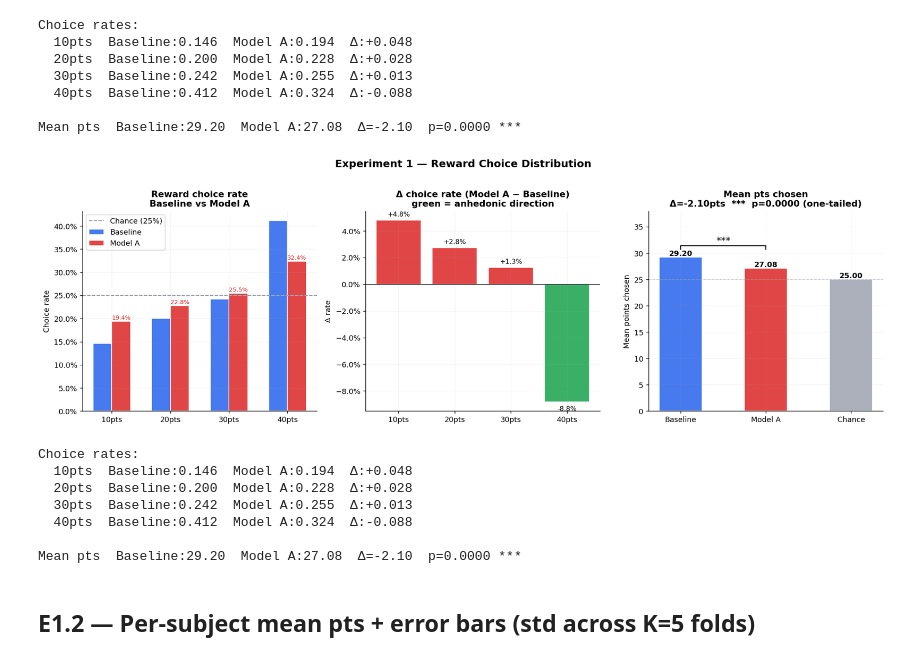
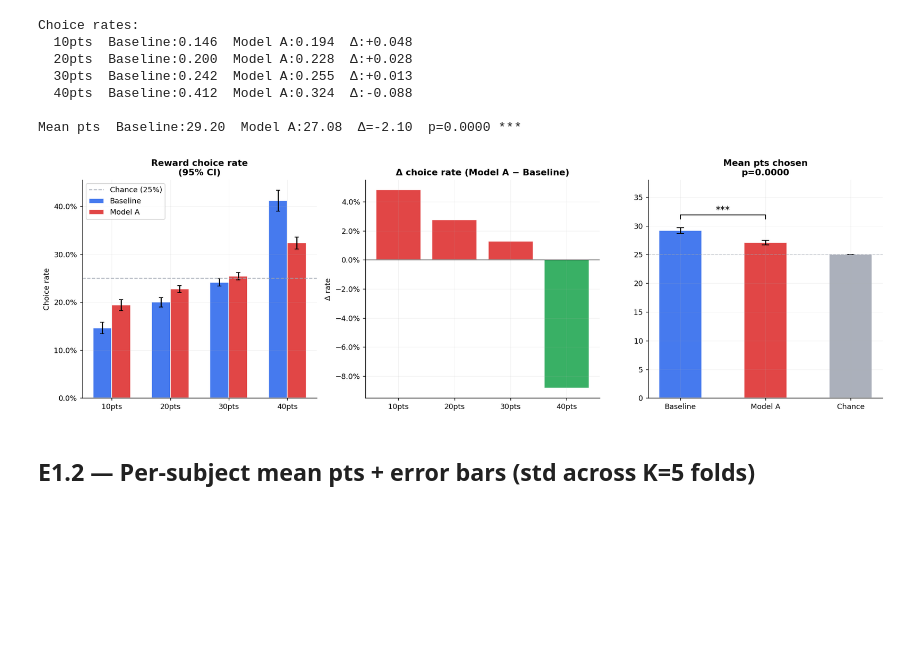
Before and after one commit to Precioux/Anhedonic-AI, a Jupyter notebook: Experiment1/eval4/analyze_combined (5).ipynb, the cells around one changed output. Cells and saved outputs as stored; diff of their text form; code cells hidden in the pictures; blank space fills up the shorter version.

```diff
--- a/Experiment1/eval4/analyze_combined (5).ipynb
+++ b/Experiment1/eval4/analyze_combined (5).ipynb
@@ -240,80 +240,65 @@ Choice rates:
 
 Mean pts  Baseline:29.20  Model A:27.08  Δ=-2.10  p=0.0000 ***
 # %%
-vb  = e1_raw[e1_raw['tier']=='baseline']['chosen_reward'].dropna()
-va  = e1_raw[e1_raw['tier']=='model_A']['chosen_reward'].dropna()
-db  = {r: (vb==r).mean() for r in REWARD_LEVELS}
-da  = {r: (va==r).mean() for r in REWARD_LEVELS}
-dlt = {r: da[r]-db[r]    for r in REWARD_LEVELS}
+# 1. First, calculate the 95% CI for each reward level choice rate
+def get_choice_rate_ci(df, levels):
+    cis = []
+    for r in levels:
+        # Calculate mean choice rate per subject for this specific reward level
+        subj_rates = df.groupby('subject')['chosen_reward'].apply(lambda x: (x == r).mean())
+        # 95% CI = 1.96 * SEM
+        ci = 1.96 * subj_rates.std() / np.sqrt(len(subj_rates))
+        cis.append(ci)
+    return cis
+
+ci_rates_b = get_choice_rate_ci(e1_raw[e1_raw['tier']=='baseline'], REWARD_LEVELS)
+ci_rates_a = get_choice_rate_ci(e1_raw[e1_raw['tier']=='model_A'], REWARD_LEVELS)
+
+# 2. Calculate 95% CI for the Mean Points panel
+ci_mean_b = 1.96 * e1b['mean_pts_mean'].std() / np.sqrt(57)
+ci_mean_a = 1.96 * e1a['mean_pts_mean'].std() / np.sqrt(57)
 
 x, w = np.arange(4), 0.32
 fig, axes = plt.subplots(1, 3, figsize=(16, 5))
 
-# ── Grouped bars ───────────────────────────────────────────────────────────
+# --- Panel 1: Choice Rates (WITH ERROR BARS) ---
 ax = axes[0]
 ax.bar(x-w/2, [db[r] for r in REWARD_LEVELS], w, color=BL, alpha=0.85,
-       label='Baseline', edgecolor='white')
+       label='Baseline', edgecolor='white', yerr=ci_rates_b, capsize=3)
 ax.bar(x+w/2, [da[r] for r in REWARD_LEVELS], w, color=MA, alpha=0.85,
-       label='Model A',  edgecolor='white')
+       label='Model A',  edgecolor='white', yerr=ci_rates_a, capsize=3)
 ax.axhline(0.25, color=CH, lw=1.2, ls='--', label='Chance (25%)')
 ax.yaxis.set_major_formatter(mtick.PercentFormatter(1.0))
 ax.set_xticks(x); ax.set_xticklabels([f'{r}pts' for r in REWARD_LEVELS])
 ax.set_ylabel('Choice rate')
-ax.set_title('Reward choice rate\nBaseline vs Model A', fontweight='bold')
+ax.set_title('Reward choice rate\n(95% CI)', fontweight='bold')
 ax.legend()
-for i, r in enumerate(REWARD_LEVELS):
-    ax.text(i+w/2, da[r]+0.004, f'{da[r]:.1%}', ha='center', fontsize=8, color=MA)
 
-# ── Delta bars ─────────────────────────────────────────────────────────────
+# --- Panel 2: Delta ---
 ax2 = axes[1]
 dcols = [GR if dlt[r]<0 else MA for r in REWARD_LEVELS]
 ax2.bar(x, [dlt[r] for r in REWARD_LEVELS], color=dcols, alpha=0.85, edgecolor='white')
 ax2.axhline(0, color='black', lw=0.8)
 ax2.yaxis.set_major_formatter(mtick.PercentFormatter(1.0))
 ax2.set_xticks(x); ax2.set_xticklabels([f'{r}pts' for r in REWARD_LEVELS])
 ax2.set_ylabel('Δ rate')
-ax2.set_title('Δ choice rate (Model A − Baseline)\ngreen = anhedonic direction', fontweight='bold')
-for i, r in enumerate(REWARD_LEVELS):
-    ax2.text(i, dlt[r]+(0.002 if dlt[r]>=0 else -0.003),
-             f'{dlt[r]:+.1%}', ha='center',
-             va='bottom' if dlt[r]>=0 else 'top', fontsize=9)
+ax2.set_title('Δ choice rate (Model A − Baseline)', fontweight='bold')
 
-# ── Mean pts bar + significance bracket ────────────────────────────────────
+# --- Panel 3: Mean pts (WITH ERROR BARS) ---
 ax3 = axes[2]
 means = [vb.mean(), va.mean(), CHANCE_MEAN]
-bars  = ax3.bar(['Baseline','Model A','Chance'], means,
-                color=[BL,MA,CH], alpha=0.85, edgecolor='white', width=0.5)
+cis_mean = [ci_mean_b, ci_mean_a, 0]
+bars = ax3.bar(['Baseline','Model A','Chance'], means, yerr=cis_mean,
+                color=[BL,MA,CH], alpha=0.85, edgecolor='white', width=0.5, capsize=5)
 ax3.axhline(CHANCE_MEAN, color=CH, lw=1, ls='--', alpha=0.5)
 ax3.set_ylim(0, 38)
-ax3.set_ylabel('Mean points chosen')
-for bar, val in zip(bars, means):
-    ax3.text(bar.get_x()+bar.get_width()/2, val+0.3,
-             f'{val:.2f}', ha='center', fontweight='bold')
-add_bracket(ax3, 0, 1, max(means[:2])+1.5, tt_pts['p1'], h=0.7, fs=13)
-ax3.set_title(
-    f'Mean pts chosen\nΔ={tt_pts["delta"]:+.2f}pts  '
-    f'{sig_stars(tt_pts["p1"])}  p={tt_pts["p1"]:.4f} (one-tailed)',
-    fontweight='bold')
+add_bracket(ax3, 0, 1, max(means[:2])+2.0, tt_pts['p1'], h=0.7, fs=13)
+ax3.set_title(f'Mean pts chosen\np={tt_pts["p1"]:.4f}', fontweight='bold')
 
-plt.suptitle('Experiment 1 — Reward Choice Distribution', fontsize=14, fontweight='bold', y=1.02)
 plt.tight_layout()
-plt.savefig(f'{EXP1_DIR}/fig_E1_choice_distribution.png', bbox_inches='tight')
 plt.show()
-
-print('Choice rates:')
-for r in REWARD_LEVELS:
-    print(f'  {r:>2}pts  Baseline:{db[r]:.3f}  Model A:{da[r]:.3f}  Δ:{dlt[r]:+.3f}')
-print(f'\nMean pts  Baseline:{vb.mean():.2f}  Model A:{va.mean():.2f}  '
-      f'Δ={tt_pts["delta"]:+.2f}  p={tt_pts["p1"]:.4f} {sig_stars(tt_pts["p1"])}')
 # %% [output]
-[figure, old version]
+[figure, new version]
-Choice rates:
-  10pts  Baseline:0.146  Model A:0.194  Δ:+0.048
-  20pts  Baseline:0.200  Model A:0.228  Δ:+0.028
-  30pts  Baseline:0.242  Model A:0.255  Δ:+0.013
-  40pts  Baseline:0.412  Model A:0.324  Δ:-0.088
-
-Mean pts  Baseline:29.20  Model A:27.08  Δ=-2.10  p=0.0000 ***
 # %% [markdown]
 ## E1.2 — Per-subject mean pts + error bars (std across K=5 folds)
 # %%
```
Also changed, not shown: 2 other files.
